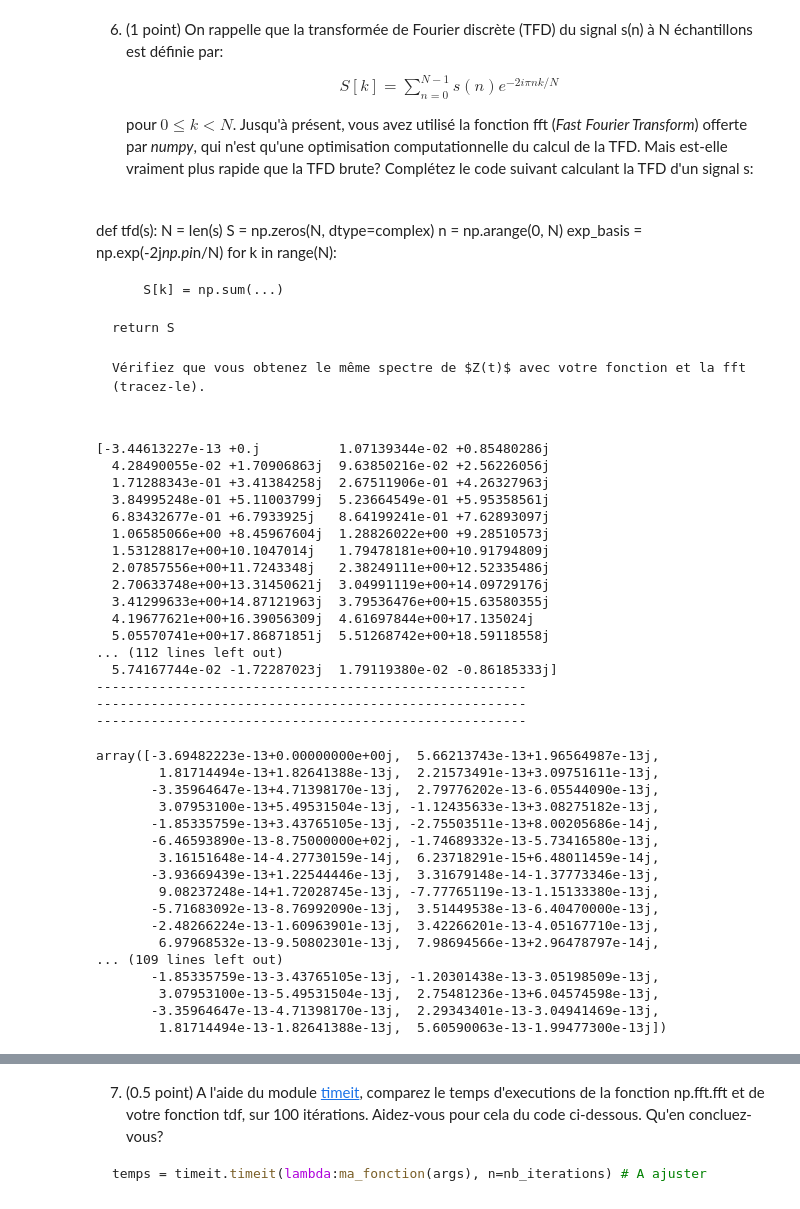
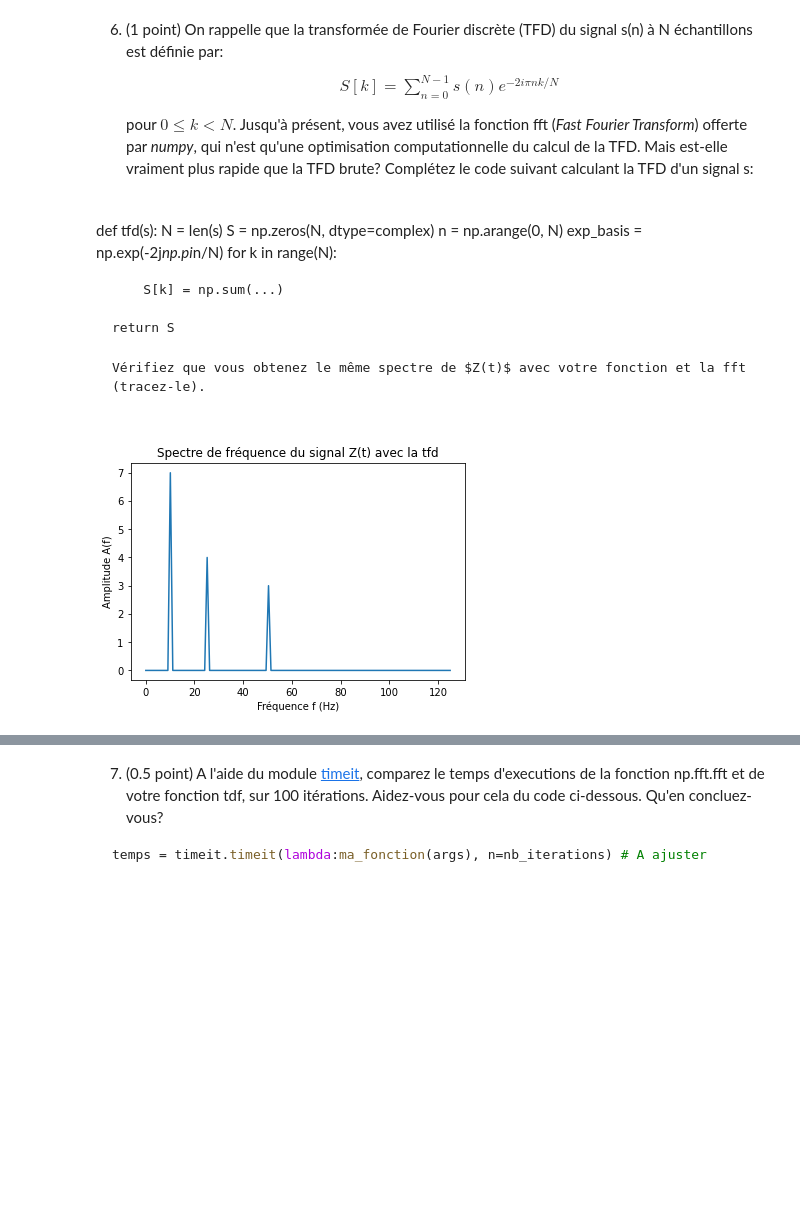
Before and after one commit to treque/imageprocessing, a Jupyter notebook: tp1/lab1_fr.ipynb, the cells around one changed output, grey strips where cells are left out. Saved outputs shown, nothing was run; the diff lists cells and outputs as text; code cells hidden in the pictures; blank space fills up the shorter version.

```diff
--- a/tp1/lab1_fr.ipynb
+++ b/tp1/lab1_fr.ipynb
@@ -404,59 +404,27 @@ def tfd(s):
 Vérifiez que vous obtenez le même spectre de $Z(t)$ avec votre fonction et la fft (tracez-le).
 # %%
 ## Code ##
-def val(N):
-    values = []
-    for i in range(N):
-        values.append(7 * np.sin(2 * np.pi * 10 * i) + 4 * np.sin(2 * np.pi * 25 * i + np.pi/3) + 3 * np.cos(2 * np.pi * 50 * i))
-    return values
-
 def tfd(s):
     N = len(s)
     S = np.zeros(N, dtype=complex)
     n = np.arange(0, N)
-    values = val(N)
+    values = val(s,N)
     exp_basis = np.exp(-2j*np.pi*n/N)
     for k in range(N):
-           S[k] = np.sum(values * exp_basis**k)
+           S[k] = np.sum(s[n] * exp_basis**k)
     return S
 
-print(tfd(z))
-print("-------------------------------------------------------")
-print("-------------------------------------------------------")
-print("-------------------------------------------------------")
-np.fft.fft(z)
+tfdSignal= tfd(z)
+amp = np.abs(tfdSignal)
+n = len(amp)
+freq = np.linspace(0, Fe/2, n//2)
+amp = amp[:n//2]
+amp = 2 * (amp/n)
+
+plt.title('Spectre de fréquence du signal Z(t) avec la tfd')
+plt.xlabel('Fréquence f (Hz)')
+plt.ylabel('Amplitude A(f)')
+plt.plot(freq, amp)
+plt.show()
 # %% [output]
-[-3.44613227e-13 +0.j          1.07139344e-02 +0.85480286j
-  4.28490055e-02 +1.70906863j  9.63850216e-02 +2.56226056j
-  1.71288343e-01 +3.41384258j  2.67511906e-01 +4.26327963j
-  3.84995248e-01 +5.11003799j  5.23664549e-01 +5.95358561j
-  6.83432677e-01 +6.7933925j   8.64199241e-01 +7.62893097j
-  1.06585066e+00 +8.45967604j  1.28826022e+00 +9.28510573j
-  1.53128817e+00+10.1047014j   1.79478181e+00+10.91794809j
-  2.07857556e+00+11.7243348j   2.38249111e+00+12.52335486j
-  2.70633748e+00+13.31450621j  3.04991119e+00+14.09729176j
-  3.41299633e+00+14.87121963j  3.79536476e+00+15.63580355j
-  4.19677621e+00+16.39056309j  4.61697844e+00+17.135024j
-  5.05570741e+00+17.86871851j  5.51268742e+00+18.59118558j
-... (112 lines left out)
-  5.74167744e-02 -1.72287023j  1.79119380e-02 -0.86185333j]
--------------------------------------------------------
--------------------------------------------------------
--------------------------------------------------------
-array([-3.69482223e-13+0.00000000e+00j,  5.66213743e-13+1.96564987e-13j,
-        1.81714494e-13+1.82641388e-13j,  2.21573491e-13+3.09751611e-13j,
-       -3.35964647e-13+4.71398170e-13j,  2.79776202e-13-6.05544090e-13j,
-        3.07953100e-13+5.49531504e-13j, -1.12435633e-13+3.08275182e-13j,
-       -1.85335759e-13+3.43765105e-13j, -2.75503511e-13+8.00205686e-14j,
-       -6.46593890e-13-8.75000000e+02j, -1.74689332e-13-5.73416580e-13j,
-        3.16151648e-14-4.27730159e-14j,  6.23718291e-15+6.48011459e-14j,
-       -3.93669439e-13+1.22544446e-13j,  3.31679148e-14-1.37773346e-13j,
-        9.08237248e-14+1.72028745e-13j, -7.77765119e-13-1.15133380e-13j,
-       -5.71683092e-13-8.76992090e-13j,  3.51449538e-13-6.40470000e-13j,
-       -2.48266224e-13-1.60963901e-13j,  3.42266201e-13-4.05167710e-13j,
-        6.97968532e-13-9.50802301e-13j,  7.98694566e-13+2.96478797e-14j,
-... (109 lines left out)
-       -1.85335759e-13-3.43765105e-13j, -1.20301438e-13-3.05198509e-13j,
-        3.07953100e-13-5.49531504e-13j,  2.75481236e-13+6.04574598e-13j,
-       -3.35964647e-13-4.71398170e-13j,  2.29343401e-13-3.04941469e-13j,
-        1.81714494e-13-1.82641388e-13j,  5.60590063e-13-1.99477300e-13j])
+[figure, added]
```
Also changed, not shown: parts of 4 cells of this notebook.
